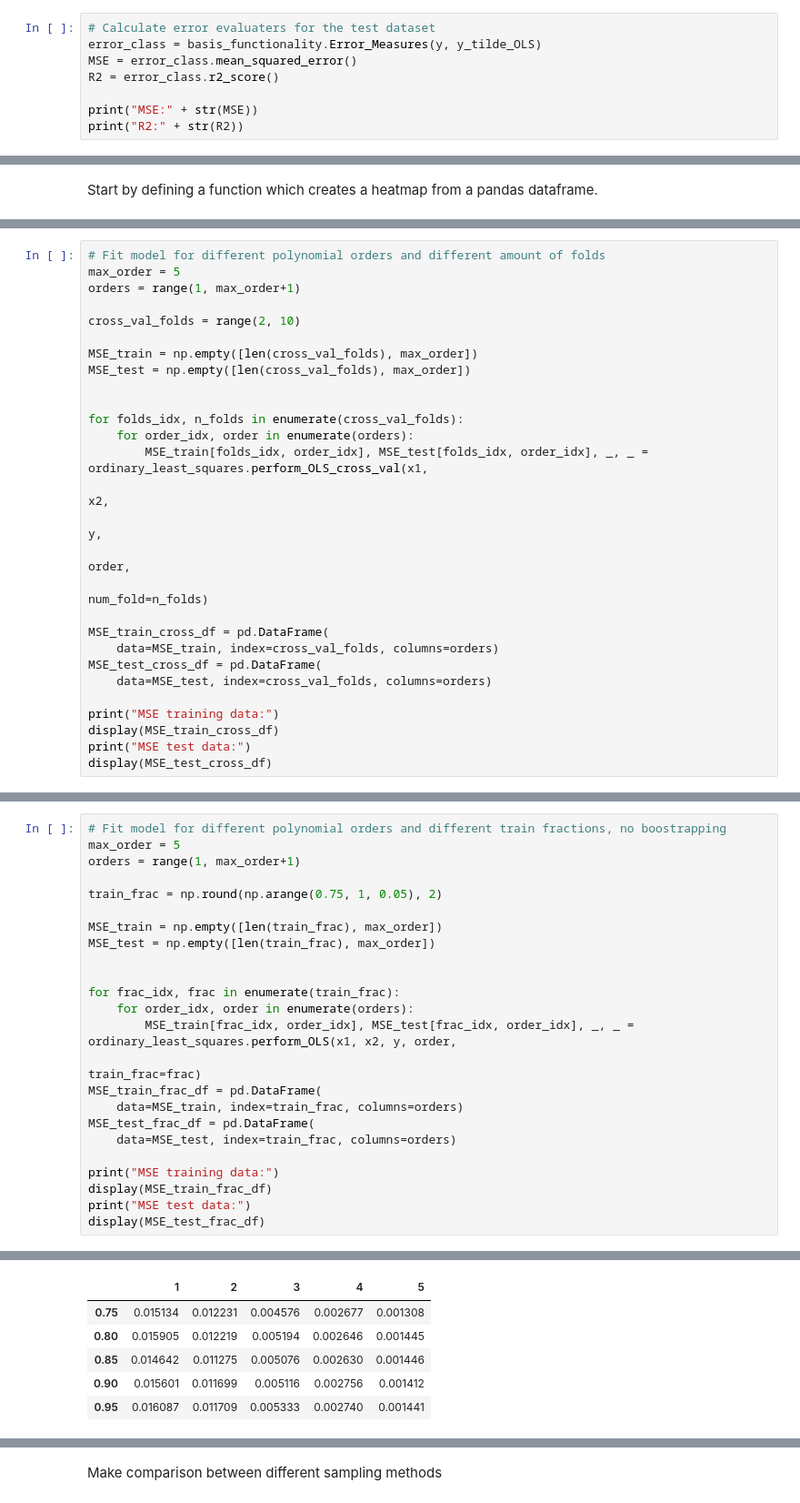
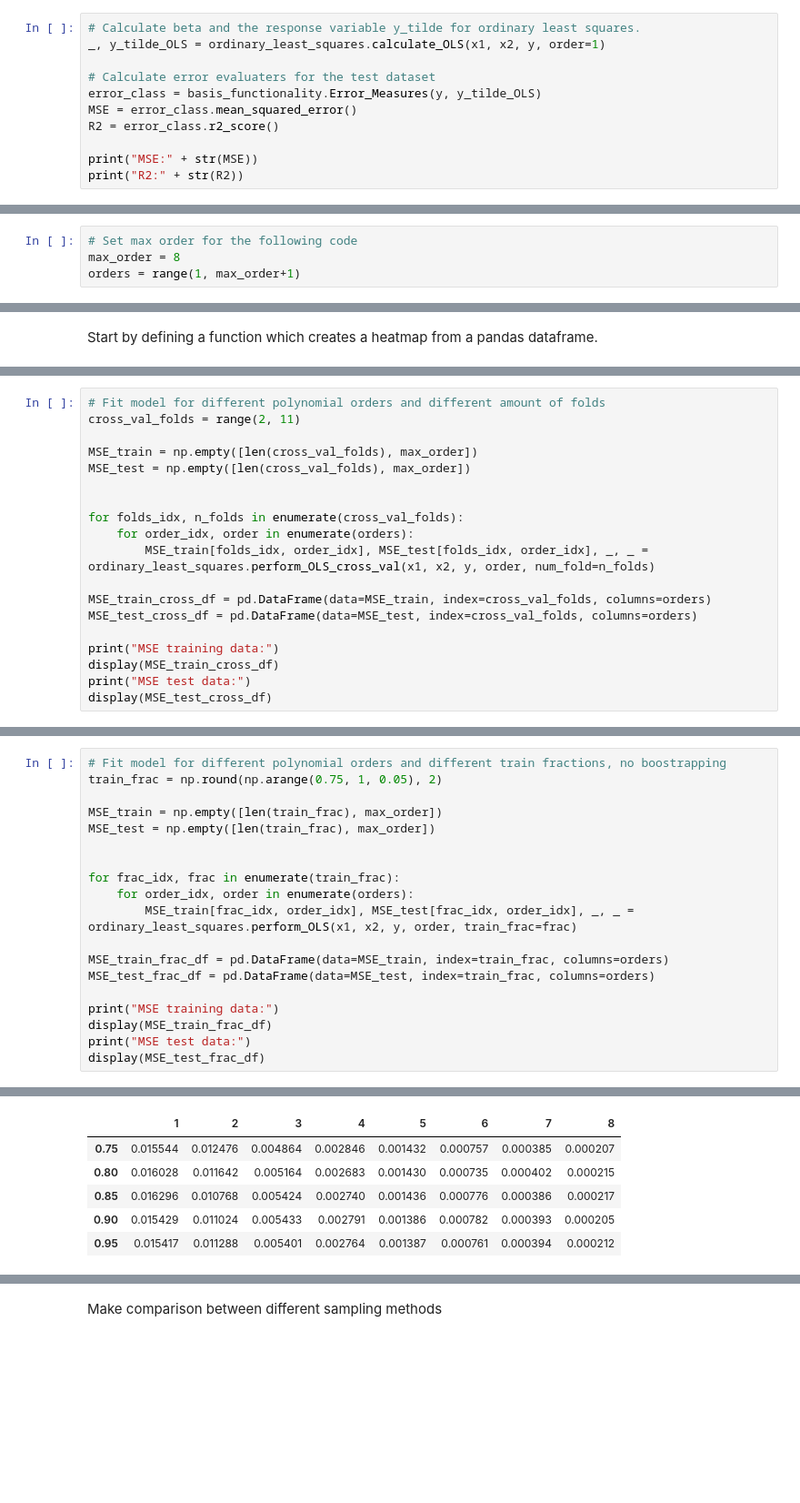
Before and after one commit to am-kaiser/CompSci-Project-1, a Jupyter notebook: examples/OLS.ipynb, the cells around one changed output, grey strips where cells are left out. Shown at 91% size. Cells and saved outputs as stored; diff of their text form; blank space fills up the shorter version.

```diff
--- a/examples/OLS.ipynb
+++ b/examples/OLS.ipynb
@@ -69,6 +74,9 @@ Usually we would not look at the plot to decide if the model is good fit. Instea
 The MSE gives the average square difference bewteen the estimated values and the actual value. It is defined as $$MSE:=\frac{1}{n}\sum_{i=0}^{n-1}(y-\tilde{y})^2.$$
 2. **$R^2$ score**: The $R^2$ score a measure of how well the model fits the data points. A $R^2$ score of 1 means that the model fits the data perfectly. It is defined as $$R^2:=1-\frac{\sum_{i=0}^{n-1}(y_i-\tilde{y})^2}{\sum_{i=0}^{n-1}(y_i-\bar{y})^2}$$ where $\bar{y}:=\frac{1}{n}\sum_{i=0}^{n-1}y_i$ is the mean value.
 # %%
+# Calculate beta and the response variable y_tilde for ordinary least squares.
+_, y_tilde_OLS = ordinary_least_squares.calculate_OLS(x1, x2, y, order=1)
+
 # Calculate error evaluaters for the test dataset
 error_class = basis_functionality.Error_Measures(y, y_tilde_OLS)
 MSE = error_class.mean_squared_error()
@@ -161 +180,5 @@ ax.legend()
+# %%
+# Set max order for the following code
+max_order = 8
+orders = range(1, max_order+1)
 # %%
@@ -242,9 +253,6 @@ def create_heatmap(data, axis, title=None):
 # %%
 # Fit model for different polynomial orders and different amount of folds
-max_order = 5
-orders = range(1, max_order+1)
-
-cross_val_folds = range(2, 10)
+cross_val_folds = range(2, 11)
 
 MSE_train = np.empty([len(cross_val_folds), max_order])
 MSE_test = np.empty([len(cross_val_folds), max_order])
@@ -252,16 +260,10 @@ MSE_test = np.empty([len(cross_val_folds), max_order])
 
 for folds_idx, n_folds in enumerate(cross_val_folds):
     for order_idx, order in enumerate(orders):
-        MSE_train[folds_idx, order_idx], MSE_test[folds_idx, order_idx], _, _ = ordinary_least_squares.perform_OLS_cross_val(x1,
-                                                                                                                             x2,
-                                                                                                                             y,
-                                                                                                                             order,
-                                                                                                                             num_fold=n_folds)
+        MSE_train[folds_idx, order_idx], MSE_test[folds_idx, order_idx], _, _ = ordinary_least_squares.perform_OLS_cross_val(x1, x2, y, order, num_fold=n_folds)
 
-MSE_train_cross_df = pd.DataFrame(
-    data=MSE_train, index=cross_val_folds, columns=orders)
-MSE_test_cross_df = pd.DataFrame(
-    data=MSE_test, index=cross_val_folds, columns=orders)
+MSE_train_cross_df = pd.DataFrame(data=MSE_train, index=cross_val_folds, columns=orders)
+MSE_test_cross_df = pd.DataFrame(data=MSE_test, index=cross_val_folds, columns=orders)
 
 print("MSE training data:")
 display(MSE_train_cross_df)
@@ -293,33 +297,28 @@ MSE test data:
 # %%
 # Fit model for different polynomial orders and different train fractions, no boostrapping
-max_order = 5
-orders = range(1, max_order+1)
-
 train_frac = np.round(np.arange(0.75, 1, 0.05), 2)
 
 MSE_train = np.empty([len(train_frac), max_order])
 MSE_test = np.empty([len(train_frac), max_order])
 
 
 for frac_idx, frac in enumerate(train_frac):
     for order_idx, order in enumerate(orders):
-        MSE_train[frac_idx, order_idx], MSE_test[frac_idx, order_idx], _, _ = ordinary_least_squares.perform_OLS(x1, x2, y, order,
-                                                                                                                 train_frac=frac)
-MSE_train_frac_df = pd.DataFrame(
-    data=MSE_train, index=train_frac, columns=orders)
-MSE_test_frac_df = pd.DataFrame(
-    data=MSE_test, index=train_frac, columns=orders)
+        MSE_train[frac_idx, order_idx], MSE_test[frac_idx, order_idx], _, _ = ordinary_least_squares.perform_OLS(x1, x2, y, order, train_frac=frac)
+
+MSE_train_frac_df = pd.DataFrame(data=MSE_train, index=train_frac, columns=orders)
+MSE_test_frac_df = pd.DataFrame(data=MSE_test, index=train_frac, columns=orders)
 
 print("MSE training data:")
 display(MSE_train_frac_df)
 print("MSE test data:")
 display(MSE_test_frac_df)
 # %% [output]
 MSE training data:
-|  | 1 | 2 | 3 | 4 | 5 |
-| 0.75 | 0.015134 | 0.012231 | 0.004576 | 0.002677 | 0.001308 |
-| 0.80 | 0.015905 | 0.012219 | 0.005194 | 0.002646 | 0.001445 |
-| 0.85 | 0.014642 | 0.011275 | 0.005076 | 0.002630 | 0.001446 |
-| 0.90 | 0.015601 | 0.011699 | 0.005116 | 0.002756 | 0.001412 |
-| 0.95 | 0.016087 | 0.011709 | 0.005333 | 0.002740 | 0.001441 |
+|  | 1 | 2 | 3 | 4 | 5 | 6 | 7 | 8 |
+| 0.75 | 0.015544 | 0.012476 | 0.004864 | 0.002846 | 0.001432 | 0.000757 | 0.000385 | 0.000207 |
+| 0.80 | 0.016028 | 0.011642 | 0.005164 | 0.002683 | 0.001430 | 0.000735 | 0.000402 | 0.000215 |
+| 0.85 | 0.016296 | 0.010768 | 0.005424 | 0.002740 | 0.001436 | 0.000776 | 0.000386 | 0.000217 |
+| 0.90 | 0.015429 | 0.011024 | 0.005433 | 0.002791 | 0.001386 | 0.000782 | 0.000393 | 0.000205 |
+| 0.95 | 0.015417 | 0.011288 | 0.005401 | 0.002764 | 0.001387 | 0.000761 | 0.000394 | 0.000212 |
 MSE test data:
```
Also changed, not shown: parts of 37 cells of this notebook, 1 other file.
